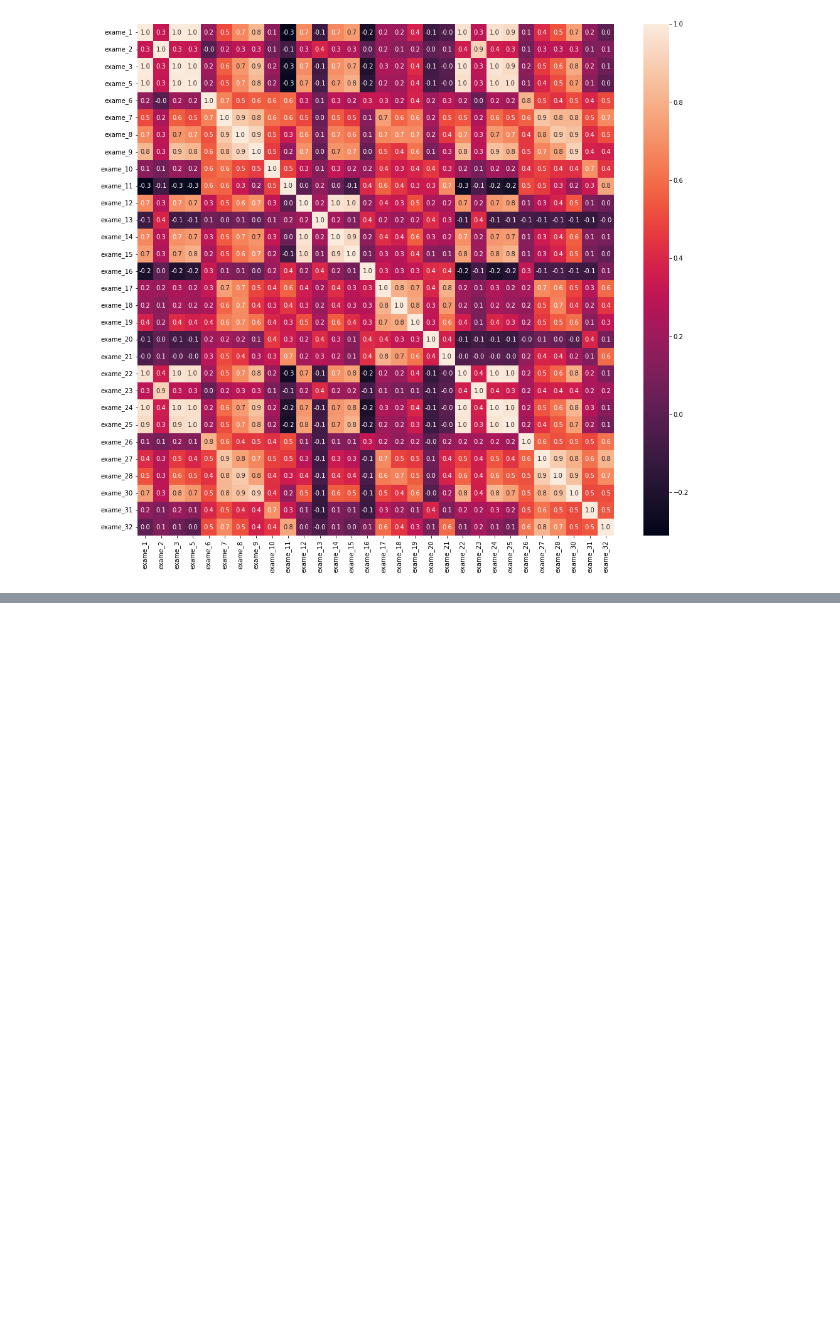
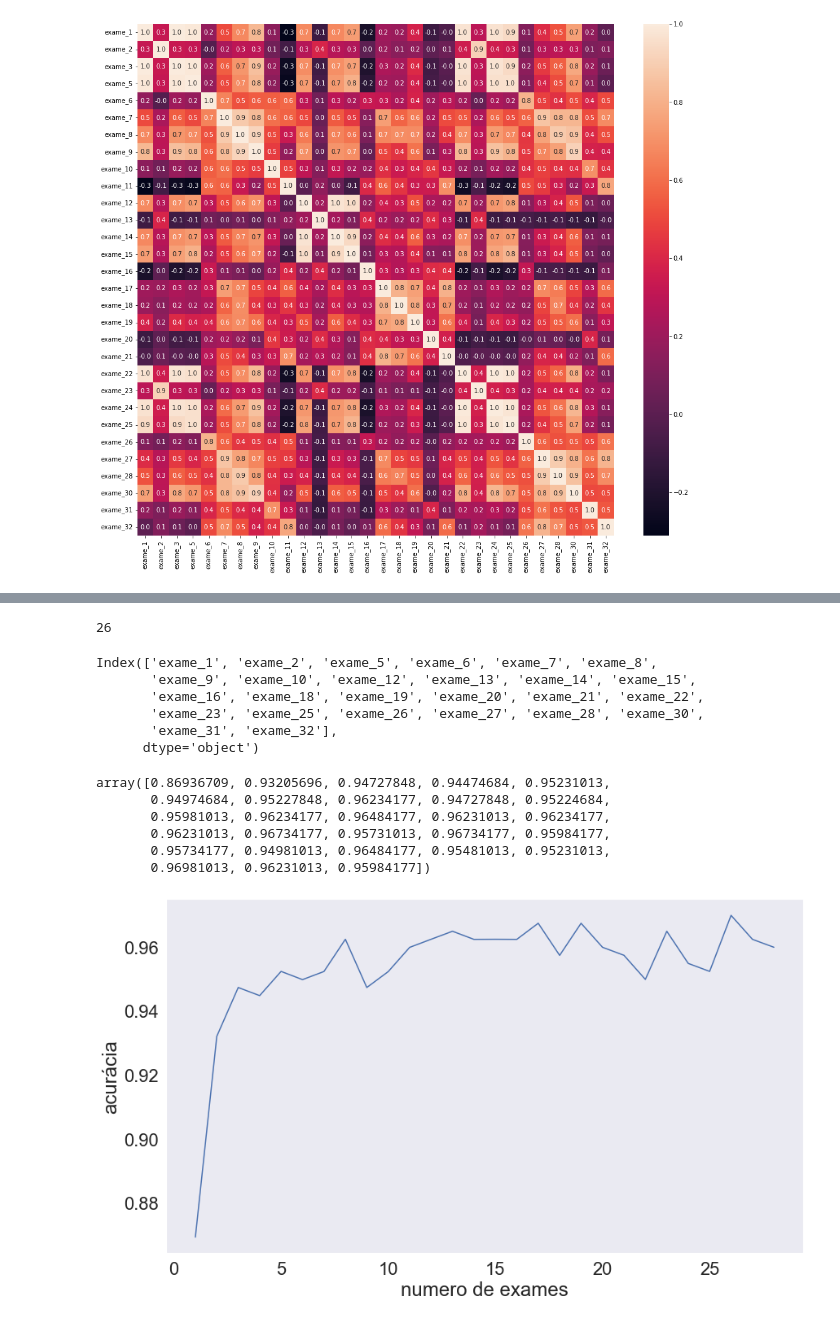
Before and after one commit to MM-coder-bit/Machine-Learning-Varias-Dimensoes, a Jupyter notebook: Colab/ML para detectar cancer.ipynb, the cells around one changed output, grey strips where cells are left out. Saved outputs shown, nothing was run; the diff lists cells and outputs as text; code cells hidden in the pictures; blank space fills up the shorter version.

```diff
--- a/Colab/ML para detectar cancer.ipynb
+++ b/Colab/ML para detectar cancer.ipynb
@@ -282,0 +436,33 @@ sns.heatmap(matriz_correl,annot=True, fmt=".1f")
+# %%
+selector_rfecv.g
+# %% [output]
+26
+# %%
+treino_x.columns[selector_rfecv.support_]
+# %% [output]
+Index(['exame_1', 'exame_2', 'exame_5', 'exame_6', 'exame_7', 'exame_8',
+       'exame_9', 'exame_10', 'exame_12', 'exame_13', 'exame_14', 'exame_15',
+       'exame_16', 'exame_18', 'exame_19', 'exame_20', 'exame_21', 'exame_22',
+       'exame_23', 'exame_25', 'exame_26', 'exame_27', 'exame_28', 'exame_30',
+       'exame_31', 'exame_32'],
+      dtype='object')
+# %%
+selector_rfecv.cv_results_
+selector_rfecv.cv_results_['mean_test_score']
+# %% [output]
+array([0.86936709, 0.93205696, 0.94727848, 0.94474684, 0.95231013,
+       0.94974684, 0.95227848, 0.96234177, 0.94727848, 0.95224684,
+       0.95981013, 0.96234177, 0.96484177, 0.96231013, 0.96234177,
+       0.96231013, 0.96734177, 0.95731013, 0.96734177, 0.95984177,
+       0.95734177, 0.94981013, 0.96484177, 0.95481013, 0.95231013,
+       0.96981013, 0.96231013, 0.95984177])
+# %%
+import matplotlib.pyplot as plt
+
+plt.figure(figsize=(14,8))
+plt.xlabel('numero de exames')
+plt.ylabel('acurácia')
+plt.plot(range(1,len(selector_rfecv.cv_results_['mean_test_score'])+1), selector_rfecv.cv_results_['mean_test_score'])
+plt.show()
+# %% [output]
+[figure, added]
```
Also changed, not shown: parts of 19 cells of this notebook.
